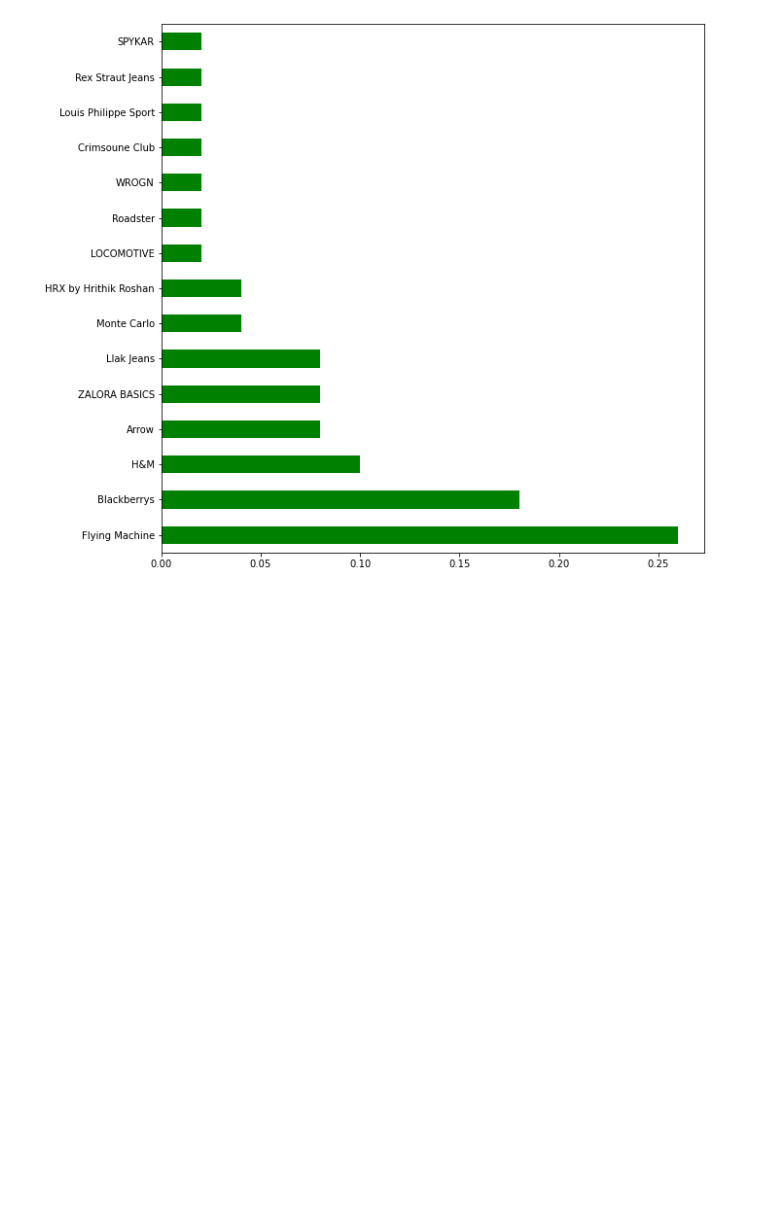
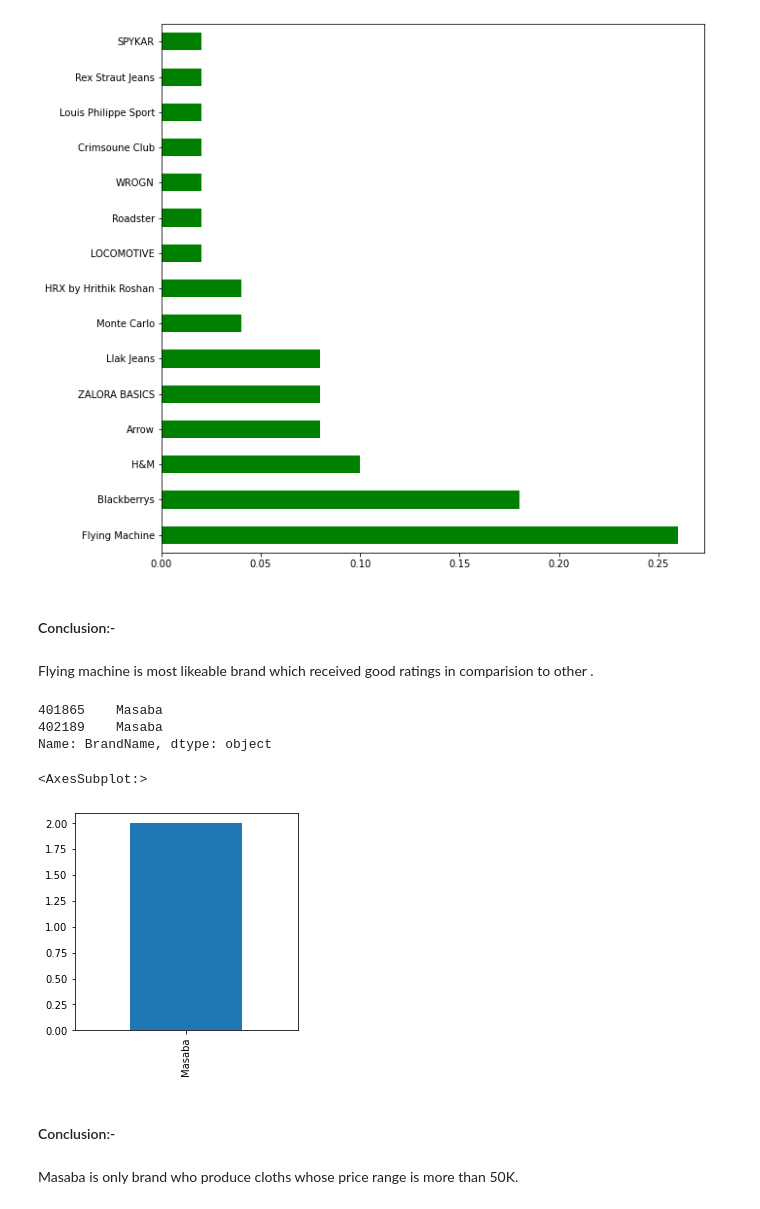
Before and after one commit to Jahanwi07/Myntra-Online-Shopping, a Jupyter notebook: EDA _PROJECT.ipynb, the cells around one changed output. Drawn from its saved outputs; the diff is of its cells as text; code cells hidden in the pictures; blank space fills up the shorter version.

```diff
--- a/EDA _PROJECT.ipynb
+++ b/EDA _PROJECT.ipynb
@@ -822,3 +814,25 @@ INSIGHT3.value_counts(normalize=True).plot.barh(color=["Green"])
 plt.show()
 # %% [output]
 [figure]
+# %% [markdown]
+#### Conclusion:-
+# %% [markdown]
+Flying machine is most likeable brand which received good ratings in comparision to other .
+# %%
+INSIGHT4=data1[data1['OriginalPrice'] >= 50000].sort_values('category_by_Gender')['BrandName'].head(50)
+# %%
+INSIGHT4
+# %% [output]
+401865    Masaba
+402189    Masaba
+Name: BrandName, dtype: object
+# %%
+plt.figure(figsize=(4,4))
+INSIGHT4.value_counts().plot.bar()
+# %% [output]
+<AxesSubplot:>
+[figure, added]
+# %% [markdown]
+#### Conclusion:-
+# %% [markdown]
+Masaba is only brand who produce cloths whose price range is more than 50K.
```
Also changed, not shown: parts of 2 cells of this notebook.
